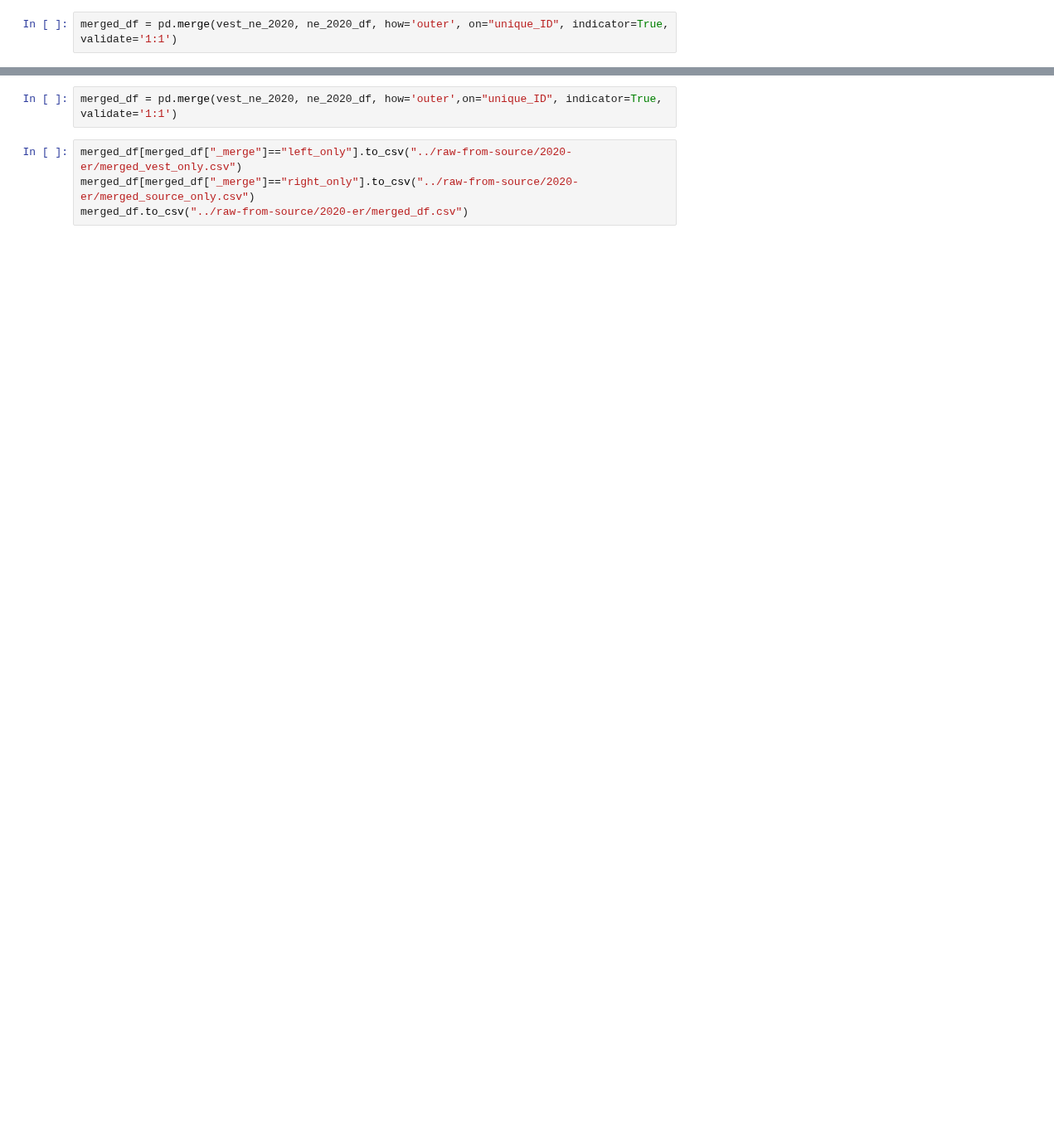
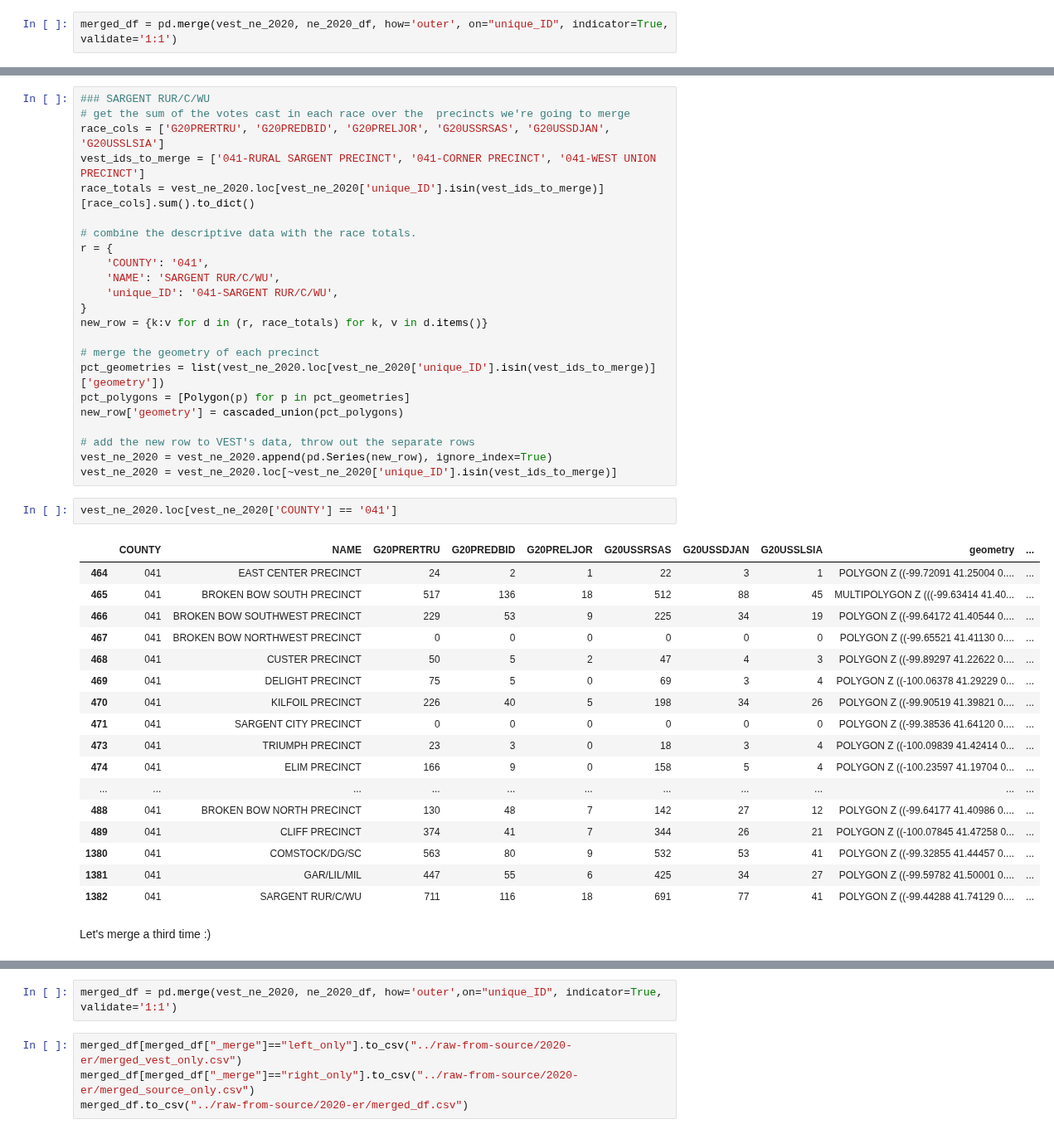
Before and after one commit to nonpartisan-redistricting-datahub/pdv-ne, a Jupyter notebook: vest-ne-2020/vest-ne-2020-validation.ipynb, the cells around one changed output, grey strips where cells are left out. Shown at 83% size. Cells and saved outputs as stored; diff of their text form; blank space fills up the shorter version.

```diff
--- a/vest-ne-2020/vest-ne-2020-validation.ipynb
+++ b/vest-ne-2020/vest-ne-2020-validation.ipynb
@@ -472,0 +566,45 @@ Perform the merge; split the two halves of the merged data so they can be matche
+# %%
+### SARGENT RUR/C/WU
+# get the sum of the votes cast in each race over the  precincts we're going to merge
+race_cols = ['G20PRERTRU', 'G20PREDBID', 'G20PRELJOR', 'G20USSRSAS', 'G20USSDJAN', 'G20USSLSIA']
+vest_ids_to_merge = ['041-RURAL SARGENT PRECINCT', '041-CORNER PRECINCT', '041-WEST UNION PRECINCT']
+race_totals = vest_ne_2020.loc[vest_ne_2020['unique_ID'].isin(vest_ids_to_merge)][race_cols].sum().to_dict()
+
+# combine the descriptive data with the race totals.
+r = {
+    'COUNTY': '041',
+    'NAME': 'SARGENT RUR/C/WU',
+    'unique_ID': '041-SARGENT RUR/C/WU',
+}
+new_row = {k:v for d in (r, race_totals) for k, v in d.items()}
+
+# merge the geometry of each precinct
+pct_geometries = list(vest_ne_2020.loc[vest_ne_2020['unique_ID'].isin(vest_ids_to_merge)]['geometry'])
+pct_polygons = [Polygon(p) for p in pct_geometries]
+new_row['geometry'] = cascaded_union(pct_polygons)
+
+# add the new row to VEST's data, throw out the separate rows
+vest_ne_2020 = vest_ne_2020.append(pd.Series(new_row), ignore_index=True)
+vest_ne_2020 = vest_ne_2020.loc[~vest_ne_2020['unique_ID'].isin(vest_ids_to_merge)]
+# %%
+vest_ne_2020.loc[vest_ne_2020['COUNTY'] == '041']
+# %% [output]
+|  | COUNTY | NAME | G20PRERTRU | G20PREDBID | G20PRELJOR | G20USSRSAS | G20USSDJAN | G20USSLSIA | geometry | ... |
+| 464 | 041 | EAST CENTER PRECINCT | 24 | 2 | 1 | 22 | 3 | 1 | POLYGON Z ((-99.72091 41.25004 0.... | ... |
+| 465 | 041 | BROKEN BOW SOUTH PRECINCT | 517 | 136 | 18 | 512 | 88 | 45 | MULTIPOLYGON Z (((-99.63414 41.40... | ... |
+| 466 | 041 | BROKEN BOW SOUTHWEST PRECINCT | 229 | 53 | 9 | 225 | 34 | 19 | POLYGON Z ((-99.64172 41.40544 0.... | ... |
+| 467 | 041 | BROKEN BOW NORTHWEST PRECINCT | 0 | 0 | 0 | 0 | 0 | 0 | POLYGON Z ((-99.65521 41.41130 0.... | ... |
+| 468 | 041 | CUSTER PRECINCT | 50 | 5 | 2 | 47 | 4 | 3 | POLYGON Z ((-99.89297 41.22622 0.... | ... |
+| 469 | 041 | DELIGHT PRECINCT | 75 | 5 | 0 | 69 | 3 | 4 | POLYGON Z ((-100.06378 41.29229 0... | ... |
+| 470 | 041 | KILFOIL PRECINCT | 226 | 40 | 5 | 198 | 34 | 26 | POLYGON Z ((-99.90519 41.39821 0.... | ... |
+| 471 | 041 | SARGENT CITY PRECINCT | 0 | 0 | 0 | 0 | 0 | 0 | POLYGON Z ((-99.38536 41.64120 0.... | ... |
+| 473 | 041 | TRIUMPH PRECINCT | 23 | 3 | 0 | 18 | 3 | 4 | POLYGON Z ((-100.09839 41.42414 0... | ... |
+| 474 | 041 | ELIM PRECINCT | 166 | 9 | 0 | 158 | 5 | 4 | POLYGON Z ((-100.23597 41.19704 0... | ... |
+| ... | ... | ... | ... | ... | ... | ... | ... | ... | ... | ... |
+| 488 | 041 | BROKEN BOW NORTH PRECINCT | 130 | 48 | 7 | 142 | 27 | 12 | POLYGON Z ((-99.64177 41.40986 0.... | ... |
+| 489 | 041 | CLIFF PRECINCT | 374 | 41 | 7 | 344 | 26 | 21 | POLYGON Z ((-100.07845 41.47258 0... | ... |
+| 1380 | 041 | COMSTOCK/DG/SC | 563 | 80 | 9 | 532 | 53 | 41 | POLYGON Z ((-99.32855 41.44457 0.... | ... |
+| 1381 | 041 | GAR/LIL/MIL | 447 | 55 | 6 | 425 | 34 | 27 | POLYGON Z ((-99.59782 41.50001 0.... | ... |
+| 1382 | 041 | SARGENT RUR/C/WU | 711 | 116 | 18 | 691 | 77 | 41 | POLYGON Z ((-99.44288 41.74129 0.... | ... |
+# %% [markdown]
+Let's merge a third time :)
```
Also changed, not shown: parts of 26 cells of this notebook.
